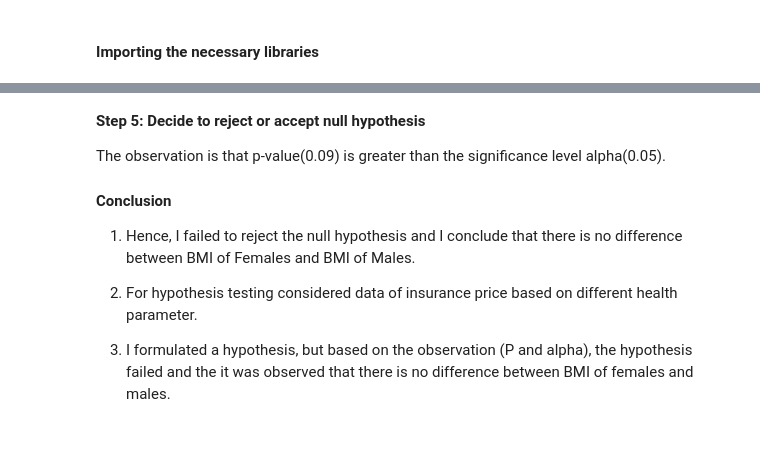
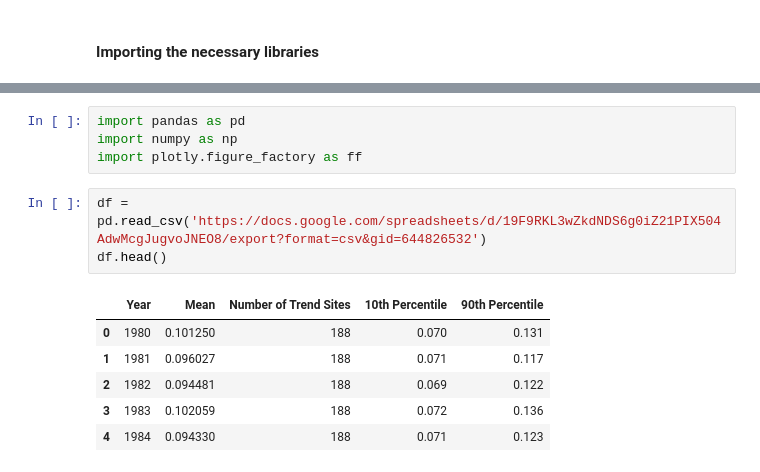
Before and after one commit to JayMehtaA/DataScience, a Jupyter notebook: DS_Exp4.ipynb, the cells around one changed output, grey strips where cells are left out. Cells and saved outputs as stored; diff of their text form.

```diff
--- a/DS_Exp4.ipynb
+++ b/DS_Exp4.ipynb
@@ -216,12 +11,14 @@ Failed to Reject Null Hypothesis i.e. there is difference in bmi of men and bmi
-# %% [markdown]
-**Step 5: Decide to reject or accept null hypothesis**
-
-The observation is that p-value(0.09) is greater than the significance level alpha(0.05).
-
-#### **Conclusion**
-
-1) Hence, I failed to reject the null hypothesis and I conclude that there is no difference between BMI of Females and BMI of Males.
-
-2) For hypothesis testing  considered data of insurance price based on different health parameter.
-
-3) I formulated a hypothesis, but based on the observation (P and alpha), the hypothesis failed and the it was observed that there is no difference between BMI of females and males.
+# %%
+import pandas as pd
+import numpy as np
+import plotly.figure_factory as ff
+# %%
+df = pd.read_csv('https://docs.google.com/spreadsheets/d/19F9RKL3wZkdNDS6g0iZ21PIX504AdwMcgJugvoJNEO8/export?format=csv&gid=644826532')
+df.head()
+# %% [output]
+|  | Year | Mean | Number of Trend Sites | 10th Percentile | 90th Percentile |
+| 0 | 1980 | 0.101250 | 188 | 0.070 | 0.131 |
+| 1 | 1981 | 0.096027 | 188 | 0.071 | 0.117 |
+| 2 | 1982 | 0.094481 | 188 | 0.069 | 0.122 |
+| 3 | 1983 | 0.102059 | 188 | 0.072 | 0.136 |
+| 4 | 1984 | 0.094330 | 188 | 0.071 | 0.123 |
```
Also changed, not shown: parts of 37 cells of this notebook.
